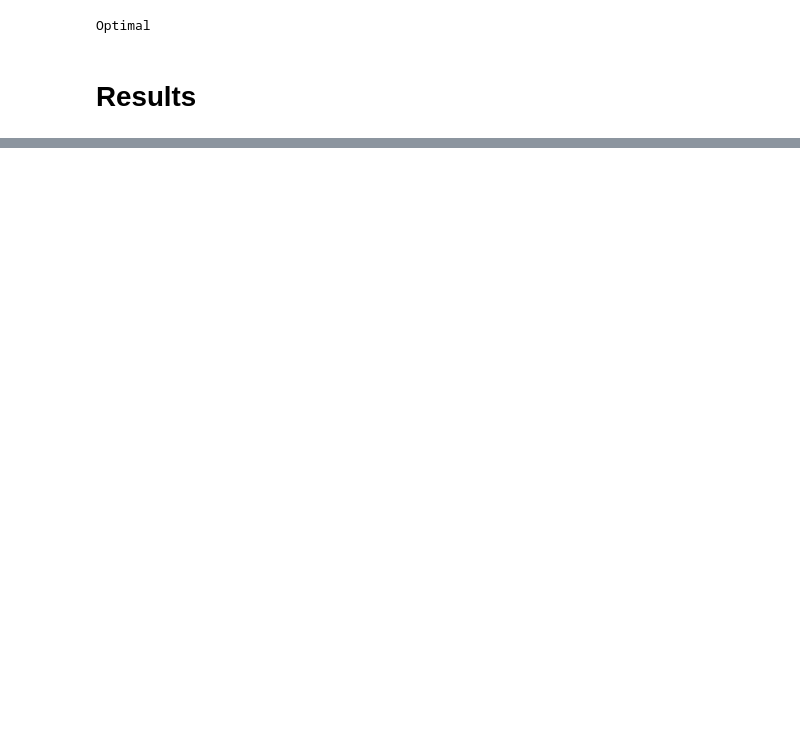
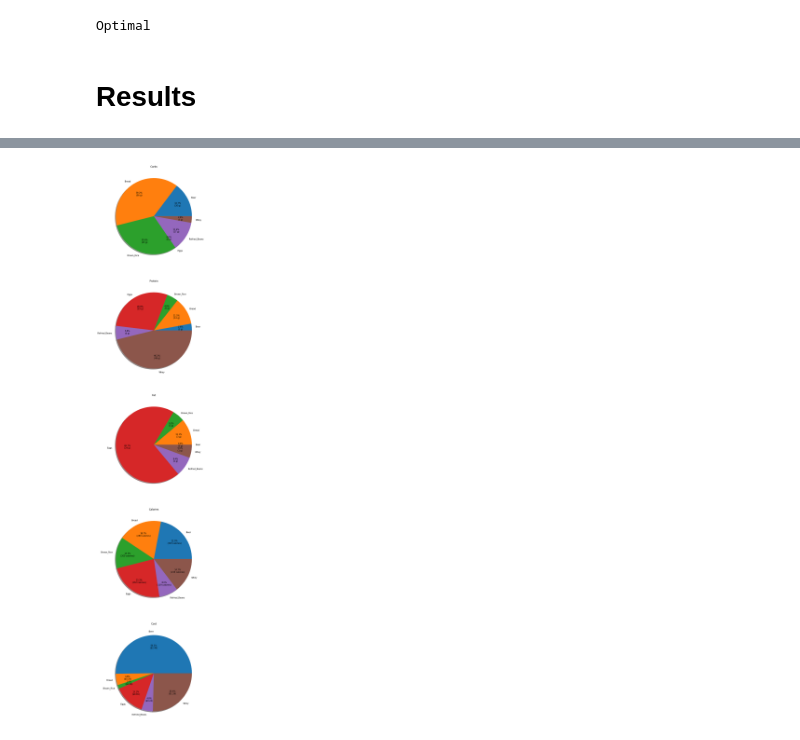
Before and after one commit to ogarci79/linear_programming, a Jupyter notebook: src/problems/diet/my_diet.ipynb, the cells around one changed output, grey strips where cells are left out. Drawn from its saved outputs; the diff is of its cells as text; code cells hidden in the pictures; blank space fills up the shorter version.

Commit message:
final diets for now

```diff
--- a/src/problems/diet/my_diet.ipynb
+++ b/src/problems/diet/my_diet.ipynb
@@ -335,9 +331,25 @@ diet += d3 >= 2  # Beer
+# %%
+#diet += v1+v2+v3+v4+v5+v6 >= 1
+#diet += m1+m2+m3+m4 >= 1
+#diet += d1+d2+d3+d4+d5+d6 >= 1
+
+#diet += v6 <= 6  # Bread
+diet += d3 >= 3  # Beer
+diet += d3 <= 3  # Beer
+#diet += d5 <= 2  # Soda
+#diet += d5 >= 2  # Soda
+diet += m4 <= 4  # Whey
+#diet += d2 <= 1  # Apple
+#diet += v2 <= 2  # Broccoli
+#diet += m3 <= 6  # Eggs
+diet += v4 <= 2  # Beans
+diet += v4 >= 1  # Beans
 # %% [markdown]
 ## Now Define Our Objective Function
 # %%
 diet += cost['Green_Beans']*v1+cost['Broccoli']*v2+cost['Corn']*v3+cost['Refried_Beans']*v4+cost['Brown_Rice']*v5 \
-    +cost['Chicken']*m1+cost['Ground_Beef']*m2+cost['Eggs']*m3+cost['Whey']*m4+cost['Orange']*d1+cost['Apple']*d2 \
-    +cost['Beer']*d3+cost['Cheese']*d4+cost['Coke']*d5+cost['Mixed_Nuts']*d6+cost['Coconut_Oil']*d7, "Cost"
+    +cost['Bread']*v6+cost['Chicken']*m1+cost['Ground_Beef']*m2+cost['Eggs']*m3+cost['Whey']*m4+cost['Orange']*d1 \
+    +cost['Apple']*d2+cost['Beer']*d3+cost['Cheese']*d4+cost['Coke']*d5+cost['Mixed_Nuts']*d6+cost['Coconut_Oil']*d7, "Cost"
 # %% [markdown]
 ## We can now solve this system of equations
 
@@ -408,0 +411,57 @@ print("\tDaily Meal Cost $" + str(round(pulp.value(diet.objective),2)))
+# %%
+def func(pct, allvals):
+    absolute = int(pct/100.*np.sum(allvals))
+    return "{:.1f}%\n({:d} g)".format(pct, absolute)
+
+def func1(pct, allvals):
+    absolute = pct/100.*np.sum(allvals)
+    return "{:.1f}%\n(${:.2f})".format(pct, absolute)
+
+def func2(pct, allvals):
+    absolute = int(pct/100.*np.sum(allvals))
+    return "{:.1f}%\n({:d} calories)".format(pct, absolute)
+
+namesData=[]
+carbsData=[]
+proteinData=[]
+fatData=[]
+calData=[]
+costData=[]
+
+for var in diet.variables():
+    if var.varValue > 0:
+        print("\t" + str(round(var.varValue,2)) + " x " + serv[str(var)] + " of " + var.name)
+        namesData.append(str(var))
+        carbsData.append(round(var.varValue*carb[str(var)],2))
+        proteinData.append(round(var.varValue*protein[str(var)],2))
+        fatData.append(round(var.varValue*fat[str(var)],2))
+        calData.append(round(var.varValue*cal[str(var)],2))
+        costData.append(round(var.varValue*cost[str(var)],2))
+
+print('\n\n')
+pp.subplot(5,1,1)
+pp.pie(carbsData,labels=namesData, autopct=lambda pct: func(pct, carbsData),shadow=True,pctdistance=.7)
+pp.title("Carbs");
+
+pp.subplot(5,1,2)
+pp.pie(proteinData,labels=namesData, autopct=lambda pct: func(pct, proteinData),shadow=True,pctdistance=.7)
+pp.title("Protein");
+
+pp.subplot(5,1,3)
+pp.pie(fatData,labels=namesData, autopct=lambda pct: func(pct, fatData),shadow=True,pctdistance=.7)
+pp.title("Fat");
+
+pp.subplot(5,1,4)
+pp.pie(calData,labels=namesData, autopct=lambda pct: func2(pct, calData),shadow=True,pctdistance=.7)
+pp.title("Calories");
+
+pp.subplot(5,1,5)
+pp.pie(costData,labels=namesData, autopct=lambda pct: func1(pct, costData),shadow=True,pctdistance=.7)
+pp.title("Cost");
+
+fig=pp.gcf()
+fig.set_size_inches(50,50)
+
+
+pp.show()
+# %% [output]
@@ -408,0 +474 @@ print("\tDaily Meal Cost $" + str(round(pulp.value(diet.objective),2)))
+[figure, added]
```
Also changed, not shown: parts of 12 cells of this notebook.
